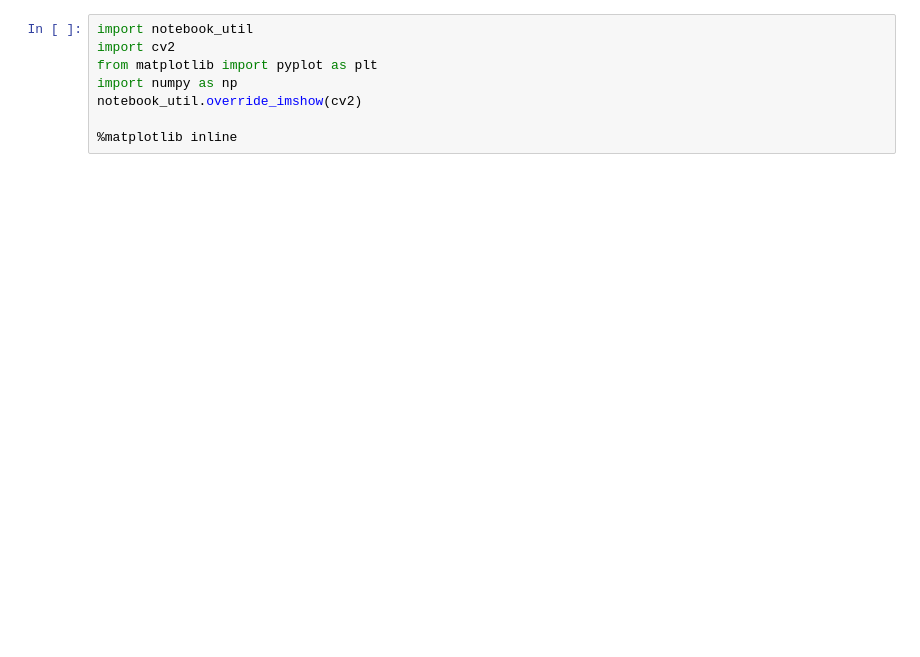
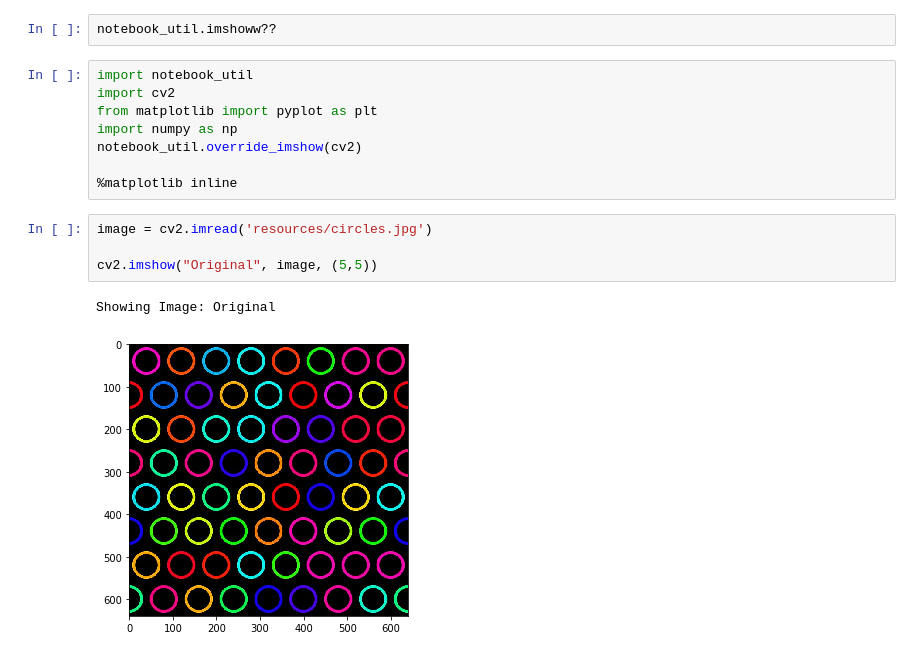
Before and after one commit to pjsousa/notes-opencv, a Jupyter notebook: 024.Circle Detection.ipynb, the cells around one changed output. Cells and saved outputs as stored; diff of their text form; blank space fills up the shorter version.

```diff
--- a/024.Circle Detection.ipynb
+++ b/024.Circle Detection.ipynb
@@ -1,3 +1,5 @@
+# %%
+notebook_util.imshoww??
 # %%
 import notebook_util
 import cv2
@@ -6,3 +8,10 @@ import numpy as np
 notebook_util.override_imshow(cv2)
 
 %matplotlib inline
+# %%
+image = cv2.imread('resources/circles.jpg')
+
+cv2.imshow("Original", image, (5,5))
+# %% [output]
+Showing Image: Original
+[figure, added]
```
Also changed, not shown: parts of 3 cells of this notebook.
